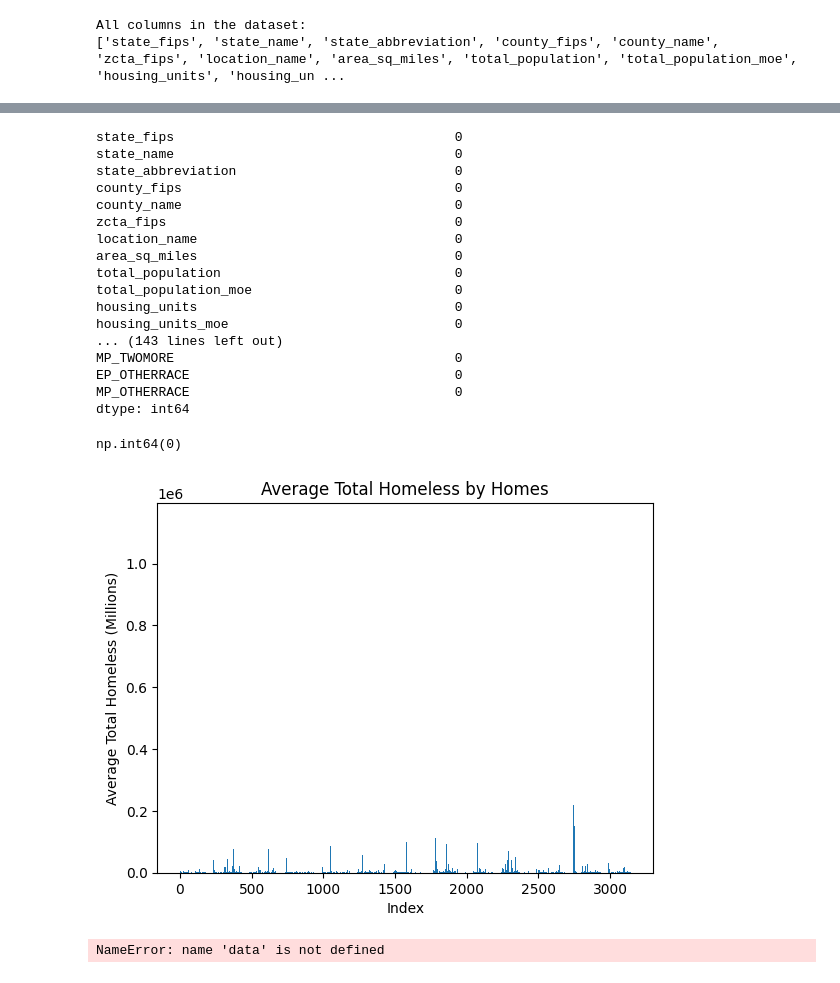
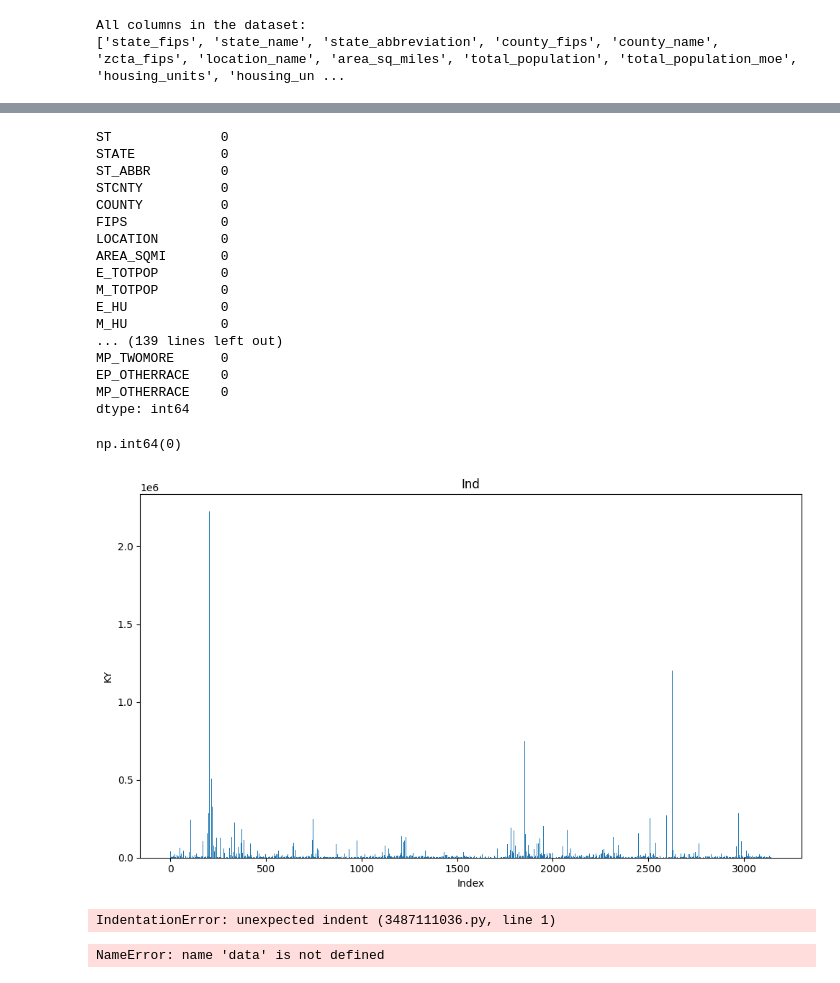
Before and after one commit to fmassaro1966/CYSocialDeterminatesFM, a Jupyter notebook: Notebook/Socialdeterminants2.ipynb, the cells around one changed output, grey strips where cells are left out. Cells and saved outputs as stored; diff of their text form; code cells hidden in the pictures.

Commit message:
Fix graph

```diff
--- a/Notebook/Socialdeterminants2.ipynb
+++ b/Notebook/Socialdeterminants2.ipynb
@@ -209,7 +209,7 @@ if 'pd' not in globals():
 	import pandas as pd
 
 if 'df' not in globals():
-	df = pd.read_csv('FrancineMassaro_socialdet.csv.csv')
+	df = pd.read_csv('FMsocial-deter.csv')
 
 print("All columns in the dataset:")
 print(df.columns.tolist())
@@ -250,31 +250,51 @@ df = df.drop(columns=columns_to_delete, errors="ignore")
 df.isna()
 df.isna().sum()
 # %% [output]
-state_fips                                    0
-state_name                                    0
-state_abbreviation                            0
-county_fips                                   0
-county_name                                   0
-zcta_fips                                     0
-location_name                                 0
-area_sq_miles                                 0
-total_population                              0
-total_population_moe                          0
-housing_units                                 0
-housing_units_moe                             0
-... (143 lines left out)
-MP_TWOMORE                                    0
-EP_OTHERRACE                                  0
-MP_OTHERRACE                                  0
+ST              0
+STATE           0
+ST_ABBR         0
+STCNTY          0
+COUNTY          0
+FIPS            0
+LOCATION        0
+AREA_SQMI       0
+E_TOTPOP        0
+M_TOTPOP        0
+E_HU            0
+M_HU            0
+... (139 lines left out)
+MP_TWOMORE      0
+EP_OTHERRACE    0
+MP_OTHERRACE    0
 dtype: int64
 # %%
 df.duplicated(keep=False).sum()
 # %% [output]
 np.int64(0)
+# %%
+if "csv_path" in globals() and csv_path is not None:
+    	df = pd.read_csv(csv_path)
+else:
+	df = pd.read_csv("FMsocial-deter.csv")
+
+# Ensure columns are renamed as in the rest of the notebook
+df = df.rename(columns=rename_map)
+
+# Create the bar chart
+plt.figure(figsize=(10, 6))
+plt.bar(df.index, df["population_below_150_percent_poverty"])
+plt.xlabel("Index")
+plt.ylabel("KY")
+plt.title("Ind")
+plt.tight_layout()
+plt.show()
+# %% [output]
+[figure, added]
 # %%
-# use the existing Series 'housing_burden' (from df['E_HBURD'])
+",population_below_150_percent_poverty
+# use the existing Series 'housing_burden' (from df['housing_cost_burdened_households']) --- IGNORE ---
 if 'housing_burden' not in globals():
-	housing_burden = df['E_HBURD']
+	housing_burden = df['housing_cost_burdened_households']
 
 plt.bar(housing_burden.index, housing_burden.values)
 plt.xlabel("Index")
@@ -282,7 +302,7 @@ plt.ylabel("Average Total Homeless (Millions)")
 plt.title("Average Total Homeless by Homes")
 plt.show()
 # %% [output]
-[figure, removed]
+IndentationError: unexpected indent (3487111036.py, line 1)
 # %%
 df = pd.DataFrame(data)
 
```
